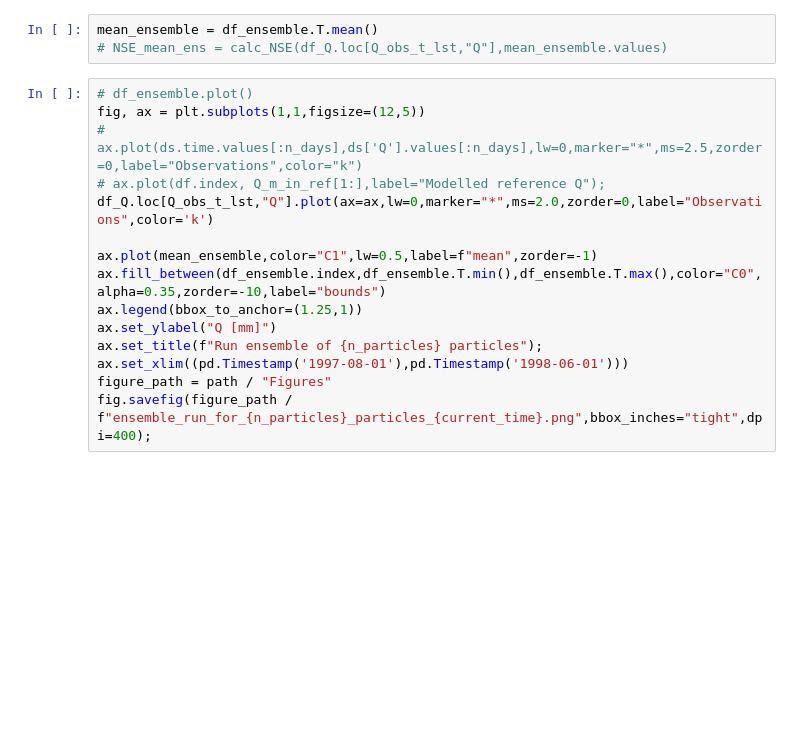
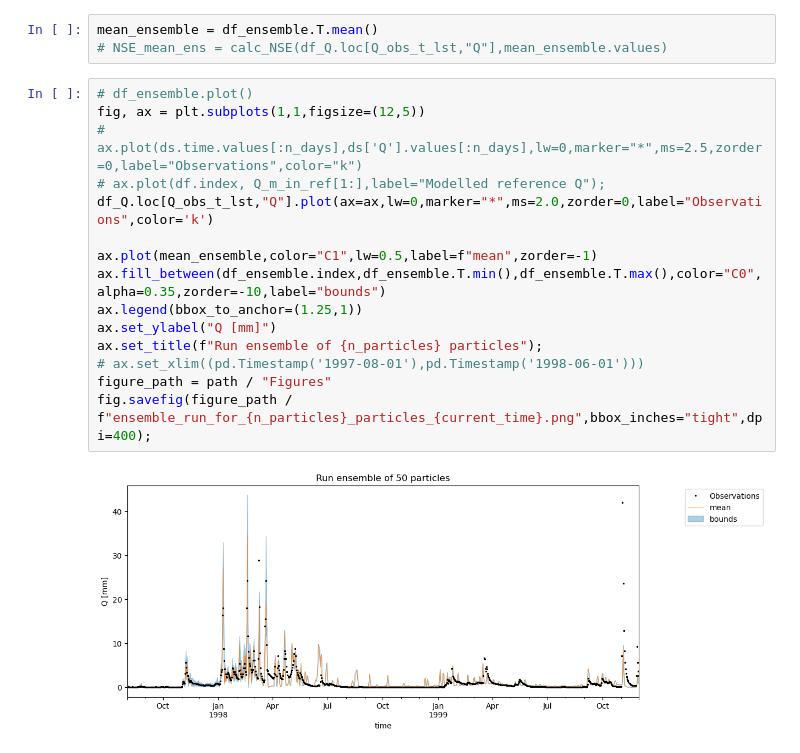
Before and after one commit to Daafip/Msc-Thesis-Notebooks, a Jupyter notebook: 2. Run DA - Camels HBV.ipynb, the cells around one changed output. Saved outputs shown, nothing was run; the diff lists cells and outputs as text; blank space fills up the shorter version.

```diff
--- a/2. Run DA - Camels HBV.ipynb
+++ b/2. Run DA - Camels HBV.ipynb
@@ -352,18 +396,20 @@ mean_ensemble = df_ensemble.T.mean()
 # %%
 # df_ensemble.plot()
 fig, ax = plt.subplots(1,1,figsize=(12,5))
 # ax.plot(ds.time.values[:n_days],ds['Q'].values[:n_days],lw=0,marker="*",ms=2.5,zorder=0,label="Observations",color="k")
 # ax.plot(df.index, Q_m_in_ref[1:],label="Modelled reference Q");
 df_Q.loc[Q_obs_t_lst,"Q"].plot(ax=ax,lw=0,marker="*",ms=2.0,zorder=0,label="Observations",color='k')
 
 ax.plot(mean_ensemble,color="C1",lw=0.5,label=f"mean",zorder=-1)
 ax.fill_between(df_ensemble.index,df_ensemble.T.min(),df_ensemble.T.max(),color="C0", alpha=0.35,zorder=-10,label="bounds")
 ax.legend(bbox_to_anchor=(1.25,1))
 ax.set_ylabel("Q [mm]")
 ax.set_title(f"Run ensemble of {n_particles} particles");
-ax.set_xlim((pd.Timestamp('1997-08-01'),pd.Timestamp('1998-06-01')))
+# ax.set_xlim((pd.Timestamp('1997-08-01'),pd.Timestamp('1998-06-01')))
 figure_path = path / "Figures"
 fig.savefig(figure_path / f"ensemble_run_for_{n_particles}_particles_{current_time}.png",bbox_inches="tight",dpi=400);
+# %% [output]
+[figure, added]
 # %%
 # df_ensemble.plot()
 fig, ax = plt.subplots(1,1,figsize=(12,5))
```
Also changed, not shown: parts of 19 cells of this notebook, 21 other files.
